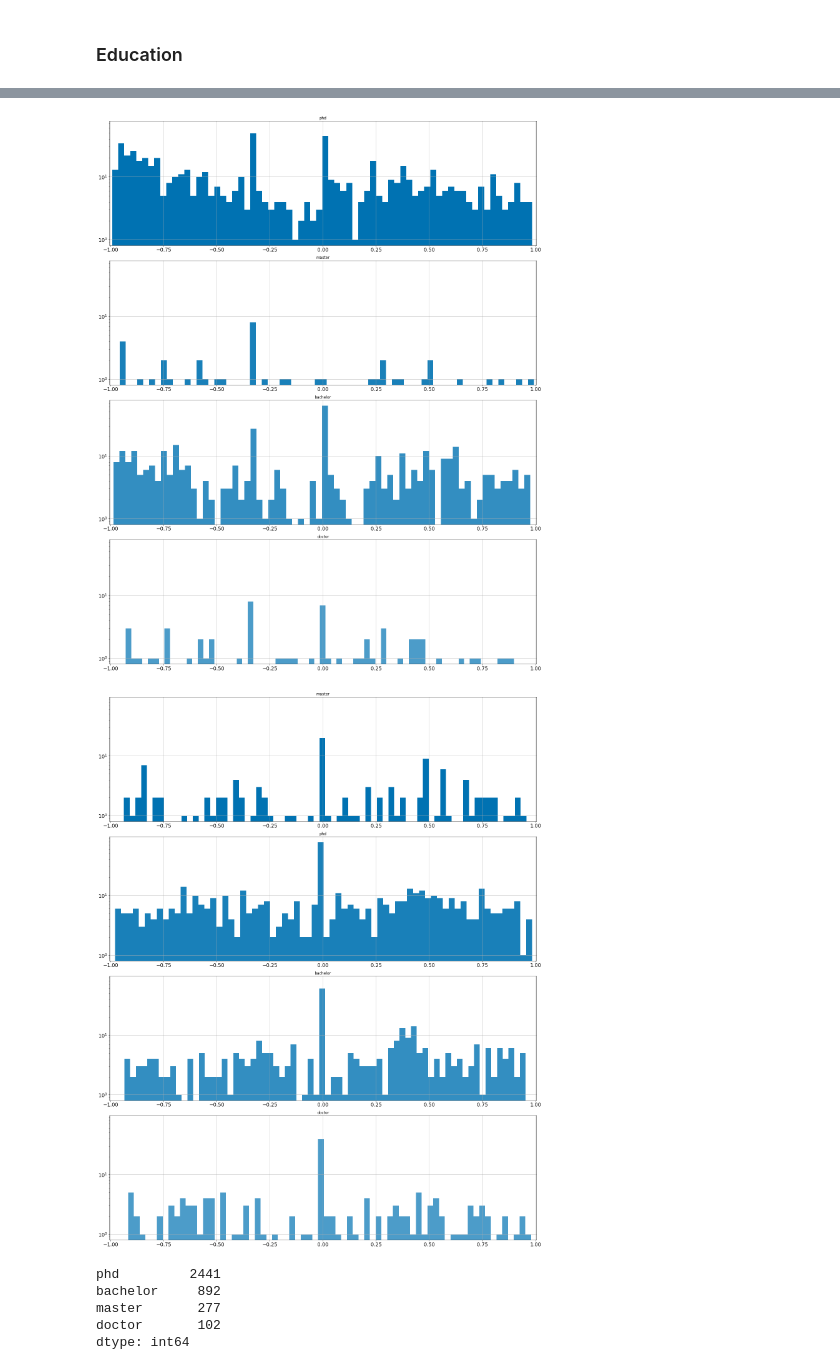
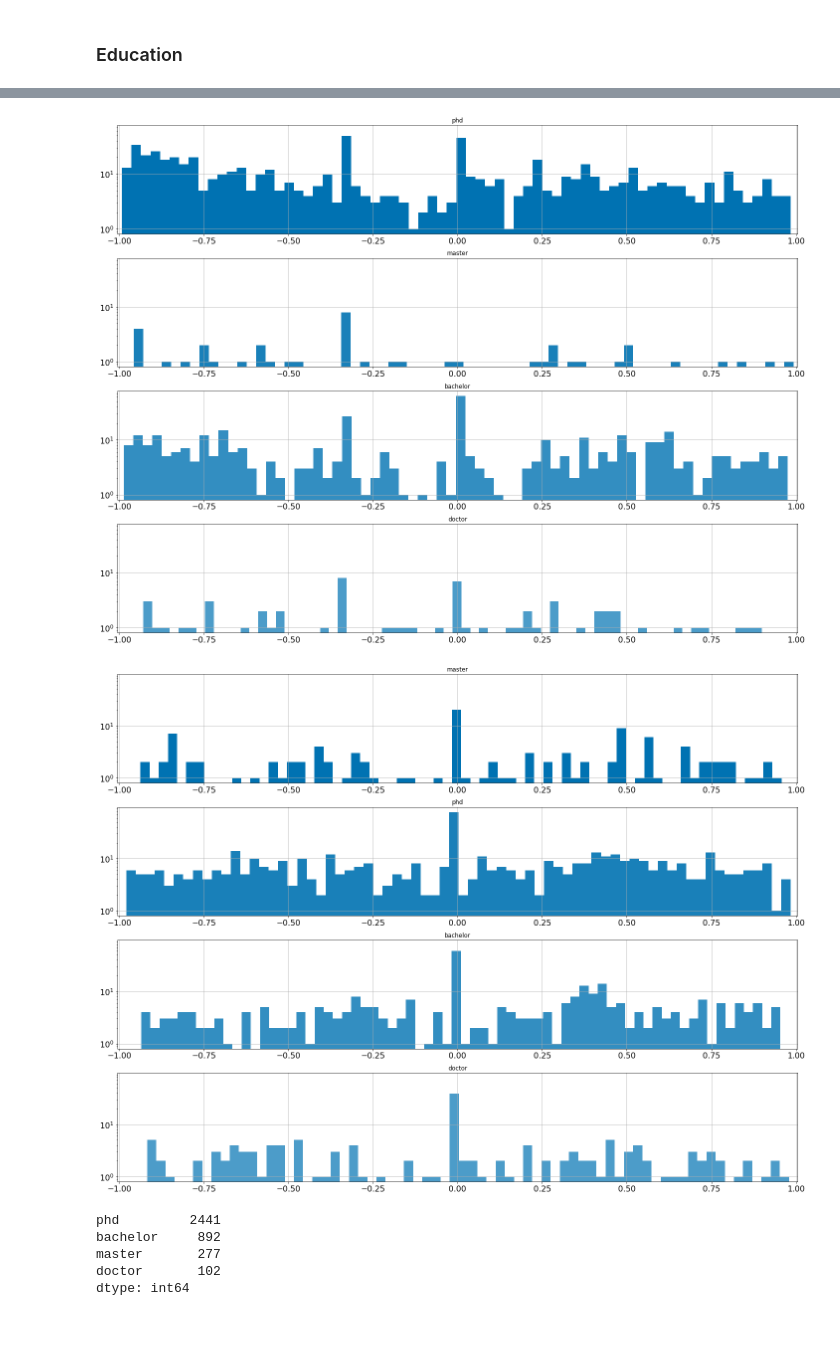
Before and after one commit to epfl-ada/ada-2021-project-272, a Jupyter notebook: Project.ipynb, the cells around one changed output, grey strips where cells are left out. Cells and saved outputs as stored; diff of their text form; code cells hidden in the pictures; blank space fills up the shorter version.

```diff
--- a/Project.ipynb
+++ b/Project.ipynb
@@ -1257,7 +1243,7 @@ for i in range(0,9):
 ### Education
 # %%
 
-fig, axs = plt.subplots(4,figsize=(20,25), sharey = True)
+fig, axs = plt.subplots(4,figsize=(20,15), sharey = True)
 alpha_score = 1
 
 for i in range(0,4):
@@ -1284,6 +1270,5 @@ for i in range(0,4):
 # %%
-
-fig, axs = plt.subplots(4,figsize=(20,25), sharey = True)
+fig, axs = plt.subplots(4,figsize=(20,15), sharey = True)
 alpha_score = 1
 
 for i in range(0,4):
@@ -1310,6 +1295,6 @@ for i in range(0,4):
 # %%
 
-fig, axs = plt.subplots(4,figsize=(20,25), sharey = True)
+fig, axs = plt.subplots(4,figsize=(20,15), sharey = True)
 alpha_score = 1
 
 for i in range(0,4):
@@ -1332,33 +1317,33 @@ for i in range(0,4):
     # this makes the plot tight
     fig.tight_layout()
 # %% [output]
-[figure, old version]
+[figure, new version]
 # %%
 
-fig, axs = plt.subplots(4,figsize=(20,25), sharey = True)
+fig, axs = plt.subplots(4,figsize=(20,15), sharey = True)
 alpha_score = 1
 
 for i in range(0,4):
     degree = ab_at_deg['degree'].unique()[i]
     weight = np.ones(ab_at_deg[ab_at_deg['degree'] == degree]['compound scores'].shape[0])/ab_at_deg[ab_at_deg['degree'] == degree]['compound scores'].shape[0]
     axs[i].hist(ab_at_deg[ab_at_deg['degree'] == degree]['compound scores'], alpha =alpha_score,  bins = 70)
     axs[i].title.set_text(degree)
     alpha_score -= 0.1
 
     axs[i].grid()
     axs[i].set_yscale('log')
     axs[i].set_xlim([-1.005,1.005])
    # axs[i].set_ylim([0, 10**])
 
     # set yaxis to percentage
    # axs[i].yaxis.set_major_formatter(PercentFormatter(1))
 
     axs[i].tick_params(axis='both', which='major', labelsize=16)
 
     # this makes the plot tight
     fig.tight_layout()
 # %% [output]
-[figure, old version]
+[figure, new version]
 # %%
 gw_at_deg.degree.str.split(',', expand=True).stack().value_counts().head(10)
 # %% [output]
```
Also changed, not shown: parts of 28 cells of this notebook, 45 other files.
